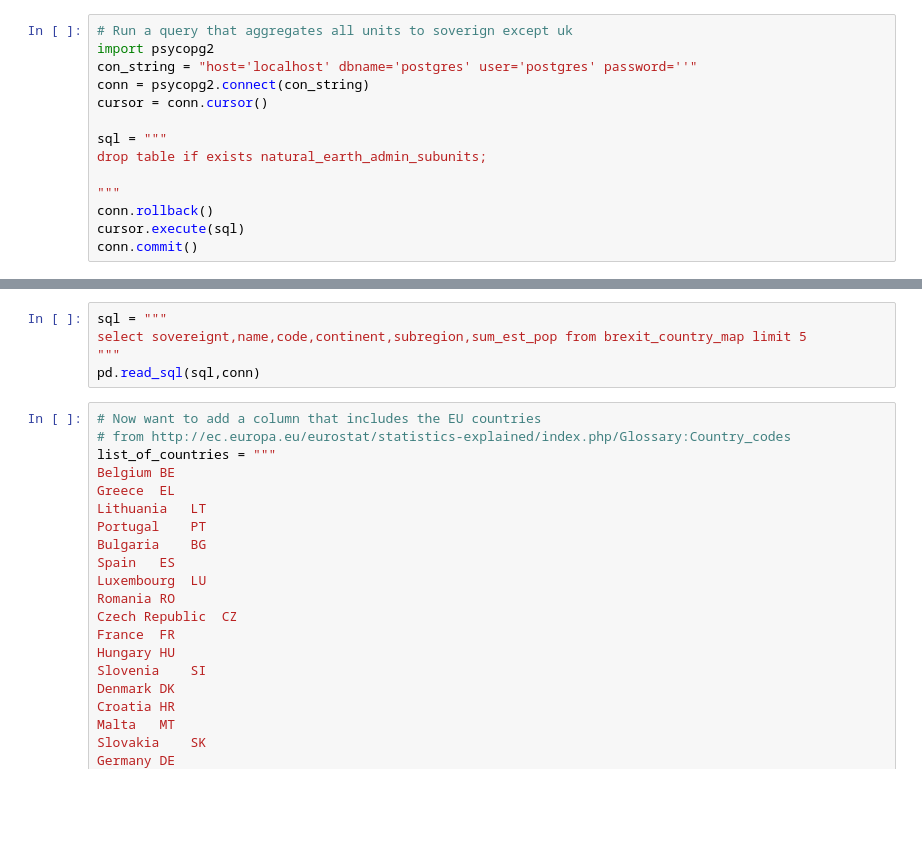
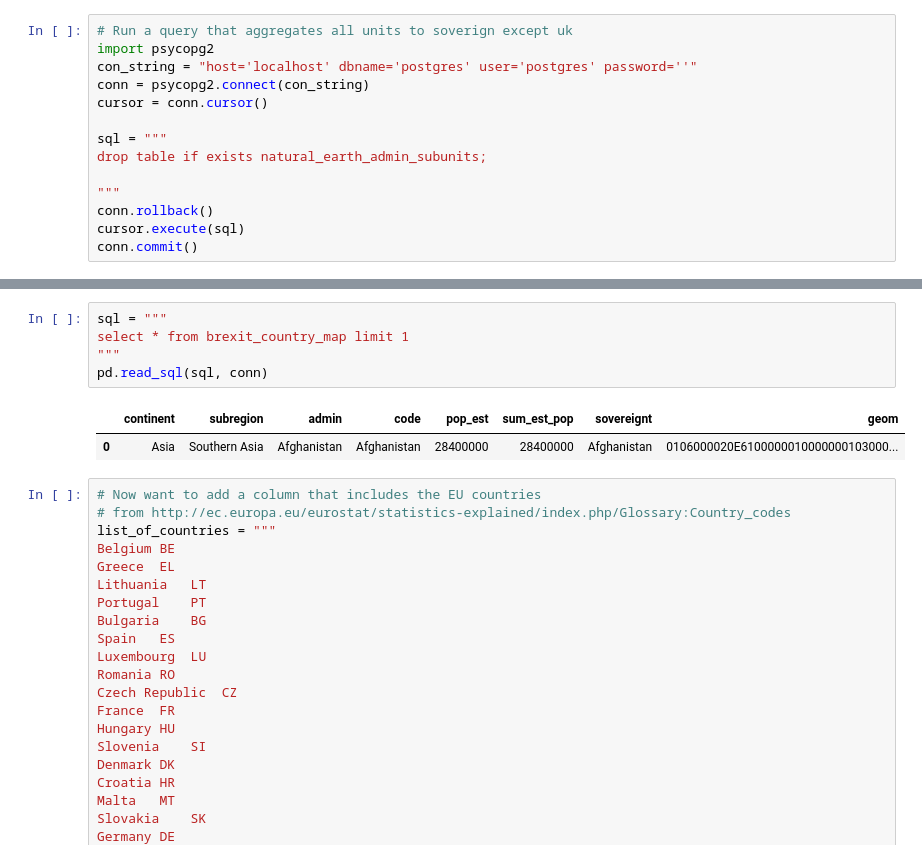
Before and after one commit to RobinL/create_custom_topojson, a Jupyter notebook: Natural earth to postgis.ipynb, the cells around one changed output, grey strips where cells are left out. Saved outputs shown, nothing was run; the diff lists cells and outputs as text; blank space fills up the shorter version.

```diff
--- a/Natural earth to postgis.ipynb
+++ b/Natural earth to postgis.ipynb
@@ -62,8 +167,11 @@ conn.commit()
 # %%
 sql = """
-select sovereignt,name,code,continent,subregion,sum_est_pop from brexit_country_map limit 5
+select * from brexit_country_map limit 1
 """
-pd.read_sql(sql,conn)
+pd.read_sql(sql, conn)
+# %% [output]
+|  | continent | subregion | admin | code | pop_est | sum_est_pop | sovereignt | geom |
+| 0 | Asia | Southern Asia | Afghanistan | Afghanistan | 28400000 | 28400000 | Afghanistan | 0106000020E6100000010000000103000... |
 # %%
 # Now want to add a column that includes the EU countries
 # from http://ec.europa.eu/eurostat/statistics-explained/index.php/Glossary:Country_codes
```
Also changed, not shown: parts of 17 cells of this notebook.
